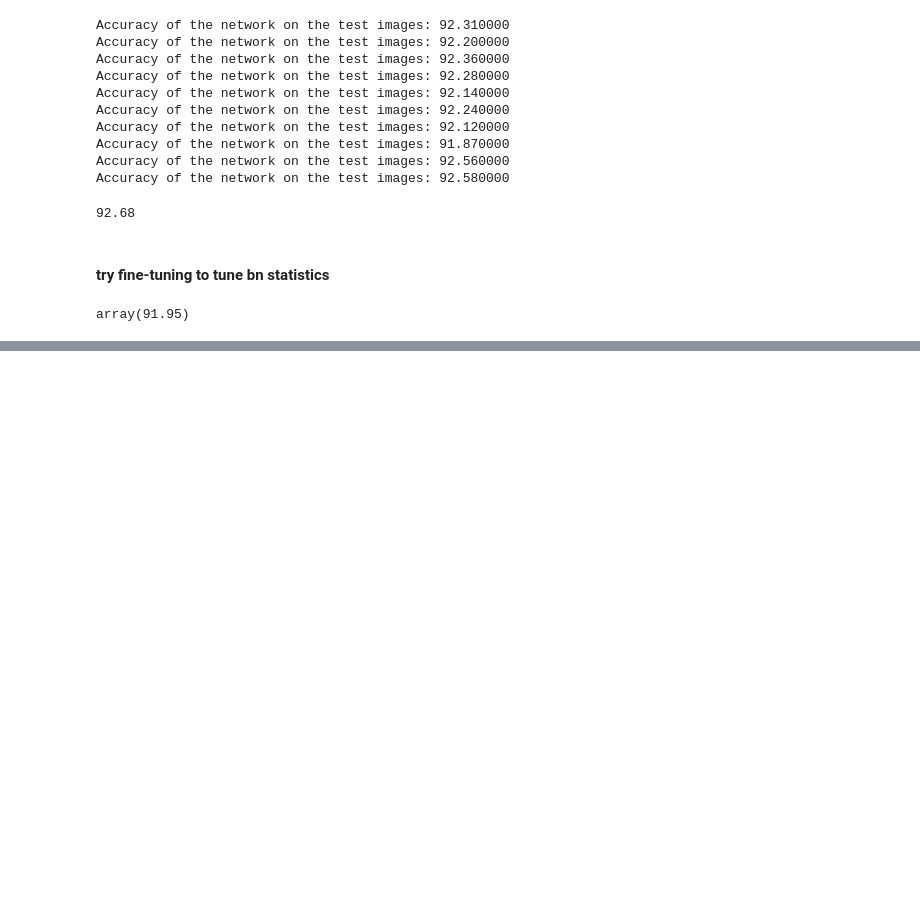
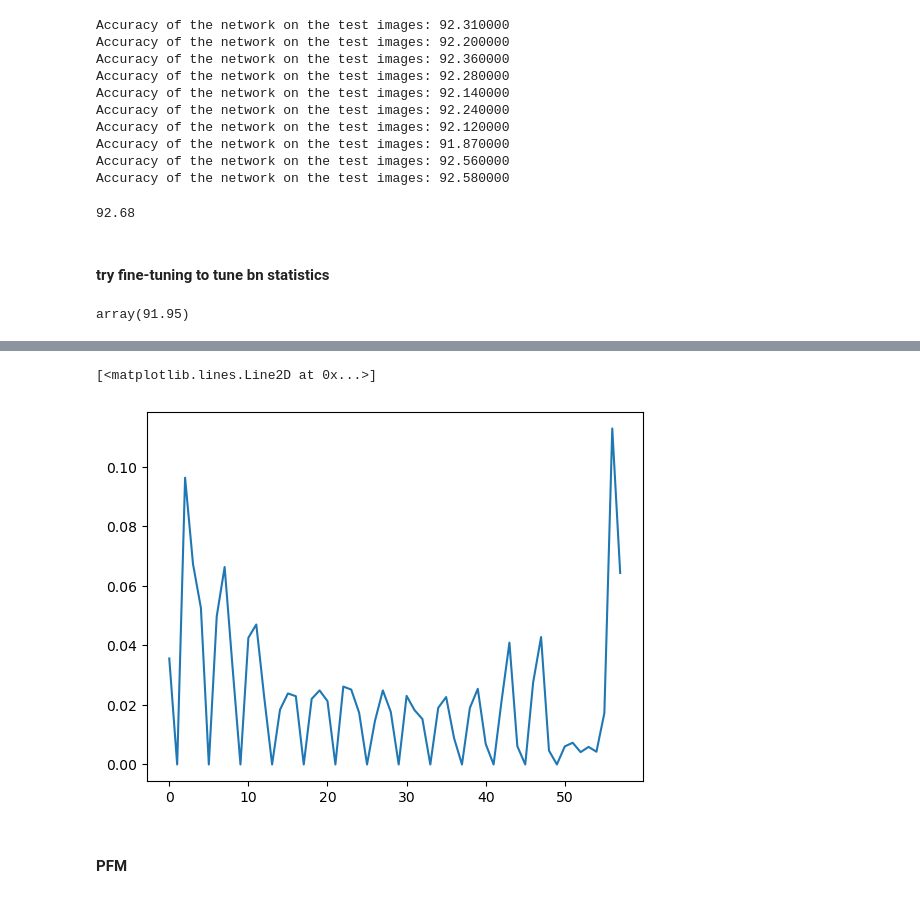
Before and after one commit to XingyuQu/data_driven_init, a Jupyter notebook: play.ipynb, the cells around one changed output, grey strips where cells are left out. Cells and saved outputs as stored; diff of their text form; code cells hidden in the pictures; blank space fills up the shorter version.

```diff
--- a/play.ipynb
+++ b/play.ipynb
@@ -627,0 +1442,14 @@ array(91.95)
+# %%
+param_max_diff_s = []
+for param_1, param_2 in zip(model_merge_1.parameters(), model_merge_2.parameters()):
+    diff = torch.abs(param_1 - param_2)
+    max_diff = torch.max(diff)
+    param_max_diff_s.append(max_diff.item())
+    # print(f'max_diff={max_diff}')
+# %%
+plt.plot(param_max_diff_s)
+# %% [output]
+[<matplotlib.lines.Line2D at 0x...>]
+[figure, added]
+# %% [markdown]
+#### PFM
```
Also changed, not shown: parts of 104 cells of this notebook, 7 other files.
